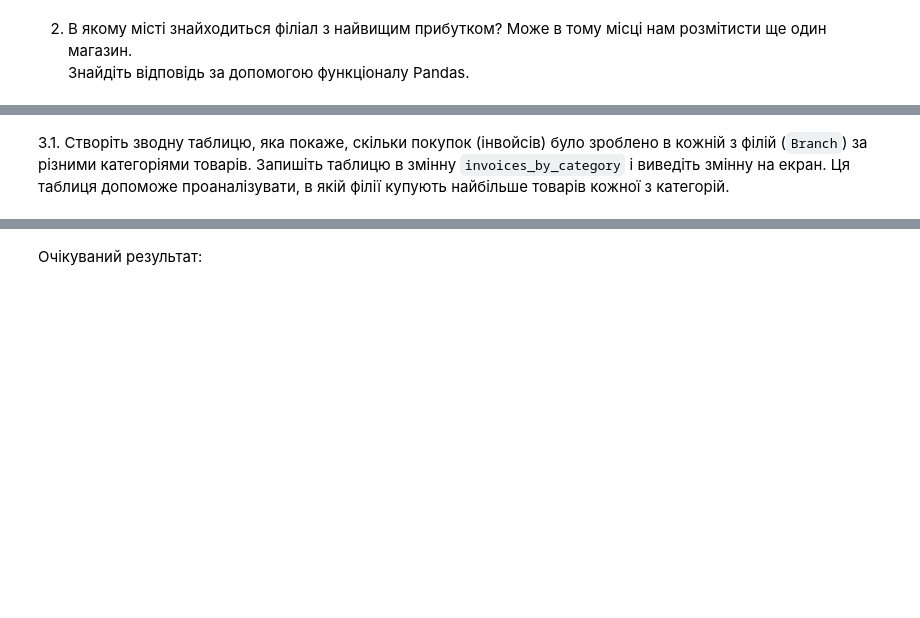
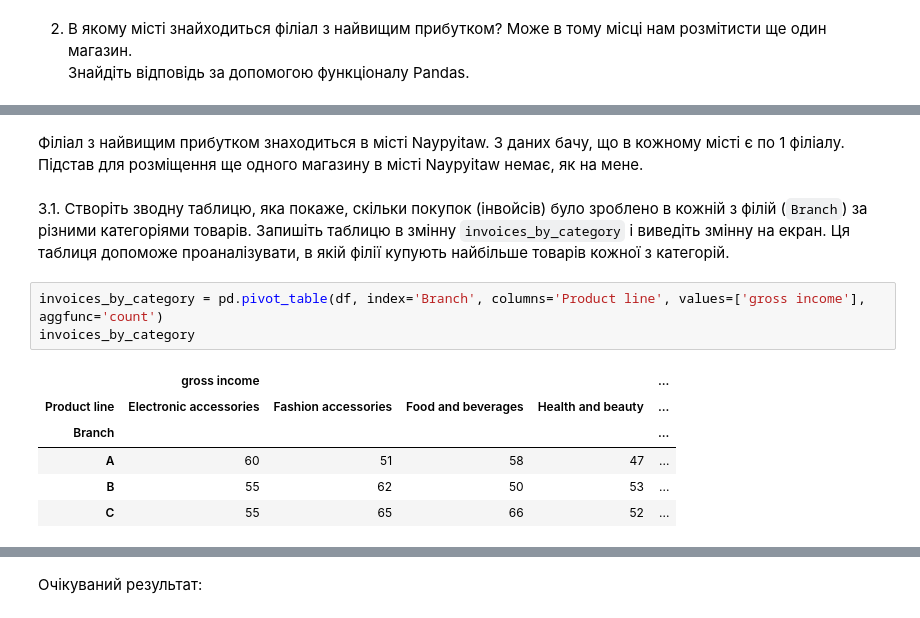
Before and after one commit to ORychok/homeworks, a Jupyter notebook: Rychok_"hw_3_4_apply,_groupby,_pivot_table_ipynb".ipynb, the cells around one changed output, grey strips where cells are left out. Drawn from its saved outputs; the diff is of its cells as text; blank space fills up the shorter version.

```diff
--- a/Rychok_"hw_3_4_apply,_groupby,_pivot_table_ipynb".ipynb
+++ b/Rychok_"hw_3_4_apply,_groupby,_pivot_table_ipynb".ipynb
@@ -34,3 +44,17 @@ df[['gross income', 'Branch']].groupby('Branch').sum()
+# %% [markdown]
+Філіал з найвищим прибутком знаходиться в місті Naypyitaw.
+З даних бачу, що в кожному місті є по 1 філіалу.
+Підстав для розміщення ще одного магазину в місті Naypyitaw немає, як на мене.
 # %% [markdown]
 3.1. Створіть зводну таблицю, яка покаже, скільки покупок (інвойсів) було зроблено в кожній з філій (`Branch`) за різними категоріями товарів. Запишіть таблицю в змінну `invoices_by_category` і виведіть змінну на екран.
 Ця таблиця допоможе проаналізувати, в якій філії купують найбільше товарів кожної з категорій.
+# %%
+invoices_by_category = pd.pivot_table(df, index='Branch', columns='Product line', values=['gross income'], aggfunc='count')
+invoices_by_category
+# %% [output]
+|  | gross income |  |  |  | ... |
+| Product line | Electronic accessories | Fashion accessories | Food and beverages | Health and beauty | ... |
+| Branch |  |  |  |  | ... |
+| A | 60 | 51 | 58 | 47 | ... |
+| B | 55 | 62 | 50 | 53 | ... |
+| C | 55 | 65 | 66 | 52 | ... |
```
Also changed, not shown: parts of 12 cells of this notebook.
